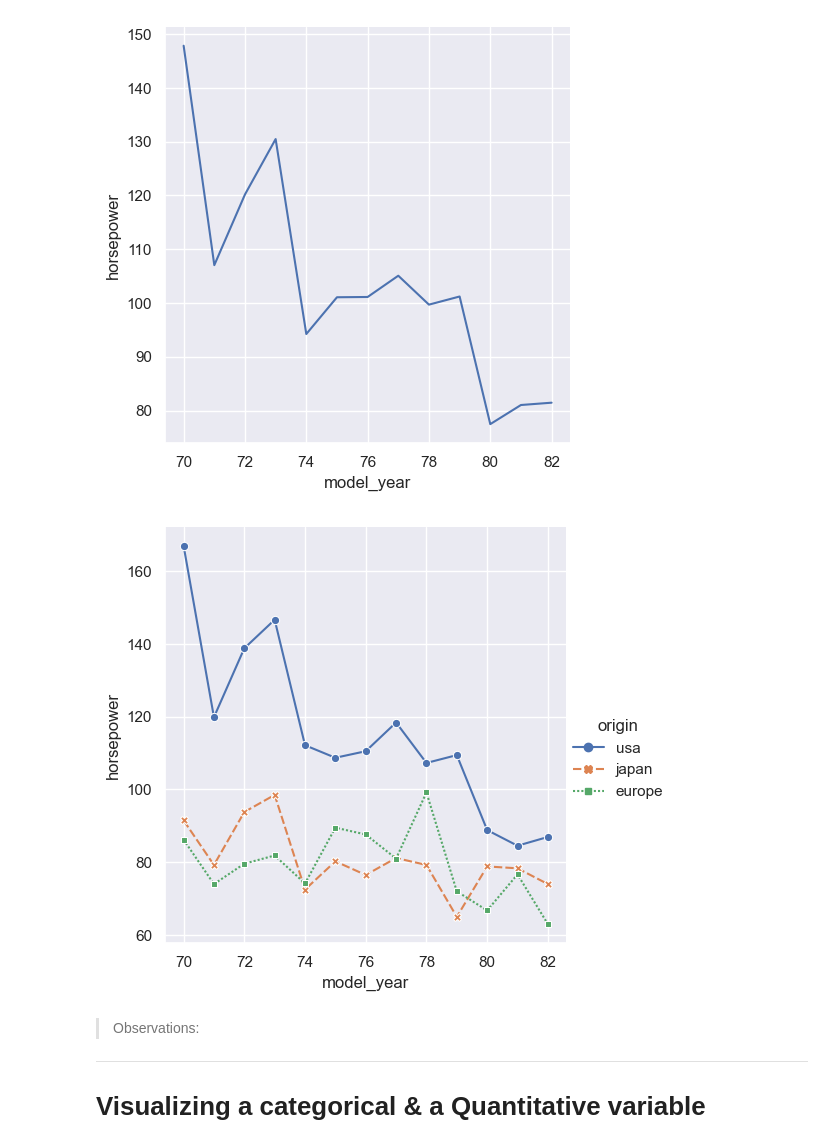
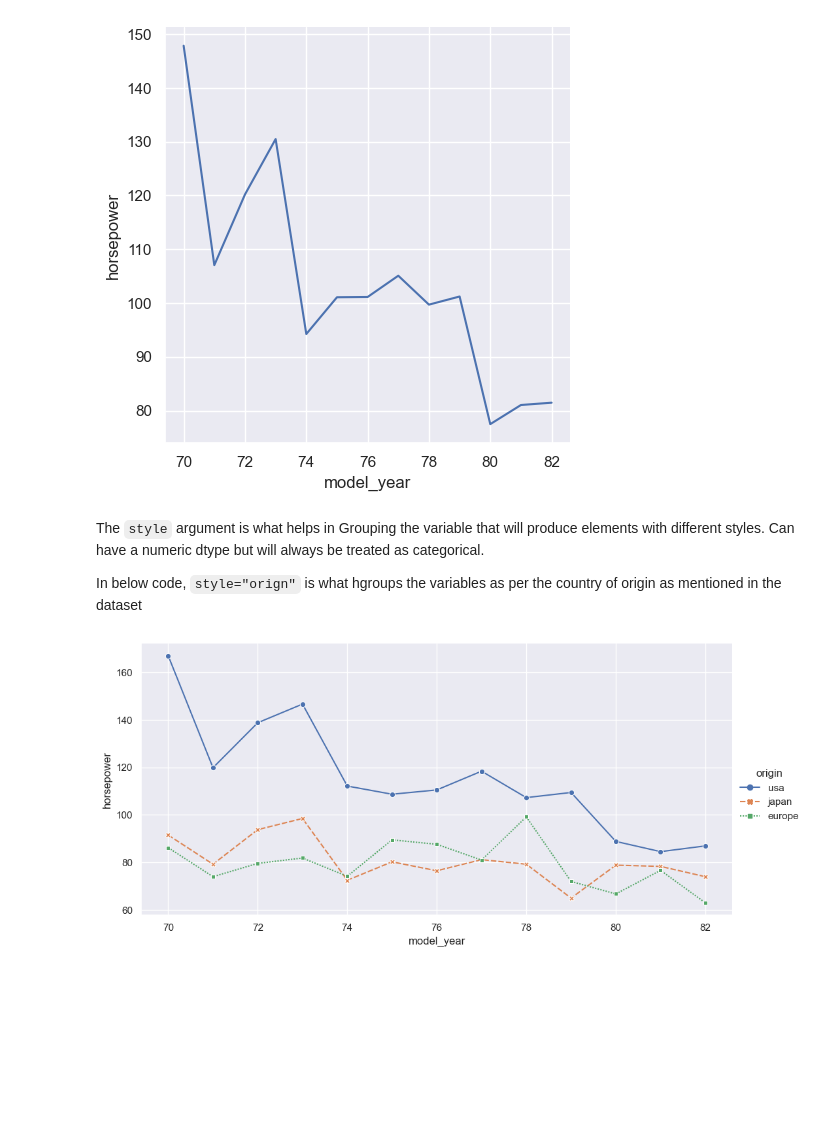
Before and after one commit to abhijeet-bhambere/learning-trail-data-visualizatn-python, a Jupyter notebook: seaborn_training_dc.ipynb, the cells around one changed output. Drawn from its saved outputs; the diff is of its cells as text; code cells hidden in the pictures; blank space fills up the shorter version.

Commit message:
completed categorical plots
moving onto changing plot styles & formats

```diff
--- a/seaborn_training_dc.ipynb
+++ b/seaborn_training_dc.ipynb
@@ -495,13 +501,12 @@ sns.relplot(kind="line", x="model_year",y="horsepower", data=mpg , errorbar=None
 plt.show()
 # %% [output]
 [figure]
+# %% [markdown]
+The  `style` argument is what helps in Grouping the variable that will produce elements with different styles. Can have a numeric dtype but will always be treated as categorical. <br>
+
+In below code, `style="orign"` is what hgroups the variables as per the country of origin as mentioned in the dataset
 # %%
-sns.relplot(kind="line", x="model_year",y="horsepower", data=mpg , errorbar=None, hue="origin", dashes=True,markers=True, style="origin")
+sns.relplot(kind="line", x="model_year",y="horsepower", data=mpg , errorbar=None, hue="origin", dashes=True,markers=True, style="origin", aspect=2)
 plt.show()
 # %% [output]
-[figure, old version]
+[figure, new version]
-# %% [markdown]
-> Observations:
-
-____
-# Visualizing a categorical & a Quantitative variable
```
Also changed, not shown: parts of 57 cells of this notebook.
